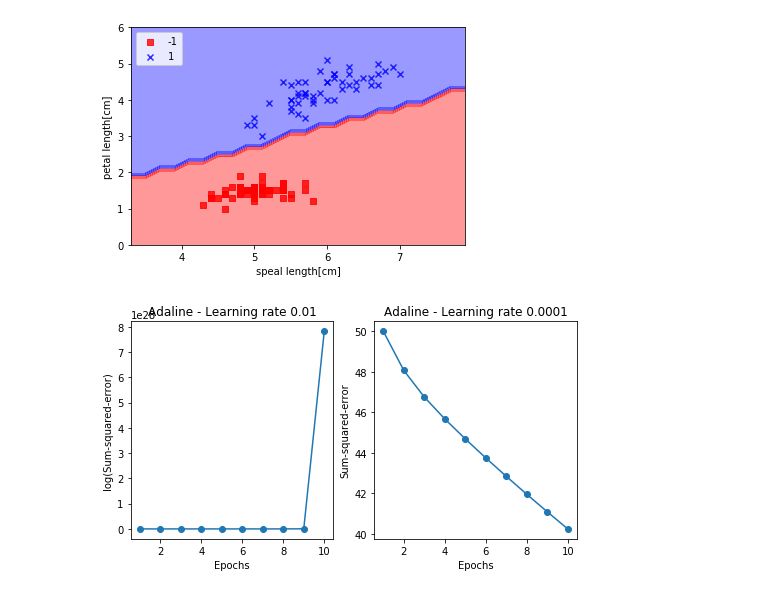
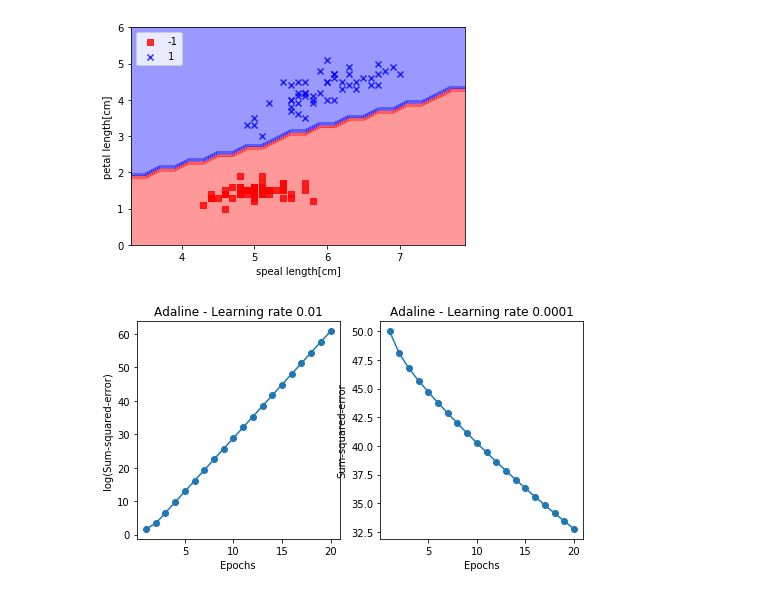
Before and after one commit to Lecern/MachineLearning, a Jupyter notebook: machineLearning.ipynb, the cells around one changed output. Cells and saved outputs as stored; diff of their text form; code cells hidden in the pictures.

```diff
--- a/machineLearning.ipynb
+++ b/machineLearning.ipynb
@@ -65,19 +65,18 @@ plt.show()
 [figure]
 # %%
 fig, ax = plt.subplots(nrows=1, ncols=2, figsize=(8, 4))
-ada1 = AdalineGD(eta=0.01, n_iter=10).fit(X, y)
-# ax[0].plot(range(1, len(ada1.cost_)+1), np.log10(ada1.cost_), marker='o')
-ax[0].plot(range(1, len(ada1.cost_)+1), ada1.cost_, marker='o')
+ada1 = AdalineGD(eta=0.01, n_iter=20).fit(X, y)
+ax[0].plot(range(1, len(ada1.cost_)+1), np.log10(ada1.cost_), marker='o')
 ax[0].set_xlabel('Epochs')
 ax[0].set_ylabel('log(Sum-squared-error)')
 ax[0].set_title('Adaline - Learning rate 0.01')
 
-ada2 = AdalineGD(eta=0.0001, n_iter=10).fit(X, y)
+ada2 = AdalineGD(eta=0.0001, n_iter=20).fit(X, y)
 ax[1].plot(range(1, len(ada2.cost_)+1), ada2.cost_, marker='o')
 ax[1].set_xlabel('Epochs')
 ax[1].set_ylabel('Sum-squared-error')
 ax[1].set_title('Adaline - Learning rate 0.0001')
 
 plt.show()
 # %% [output]
-[figure, old version]
+[figure, new version]
```
Also changed, not shown: parts of 1 cell of this notebook.
